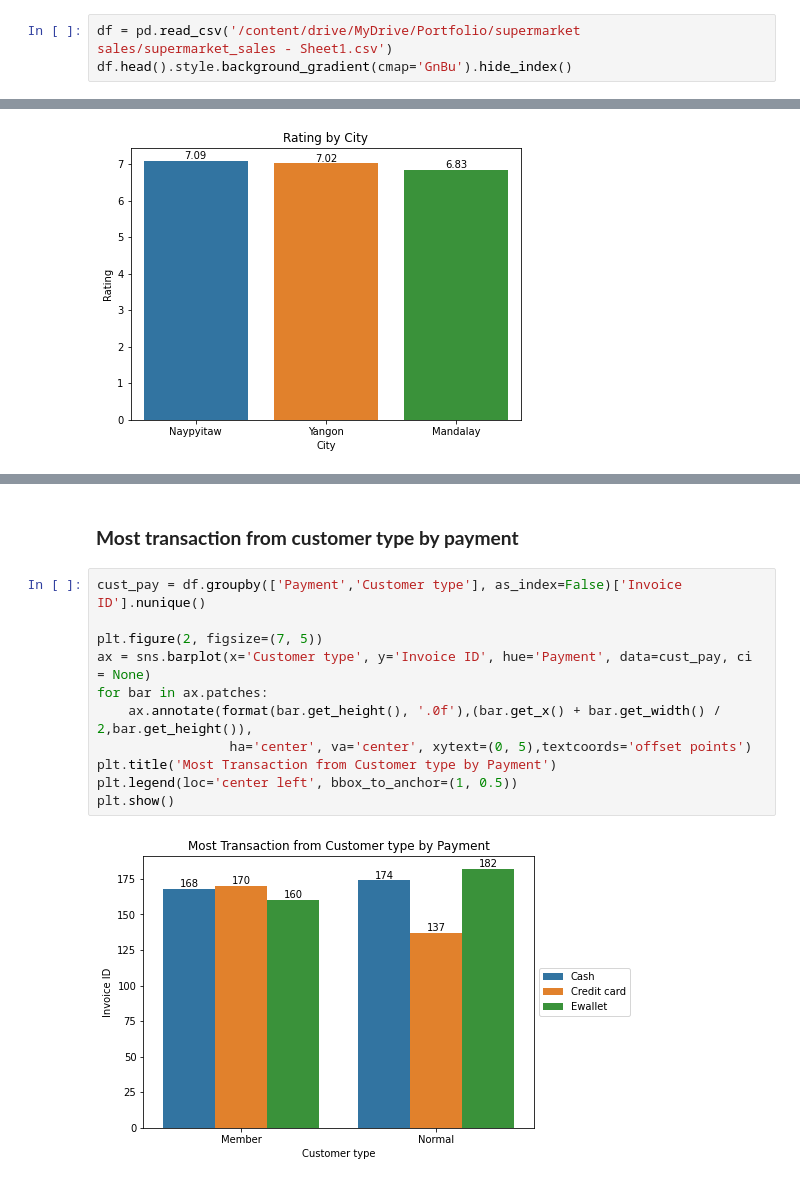
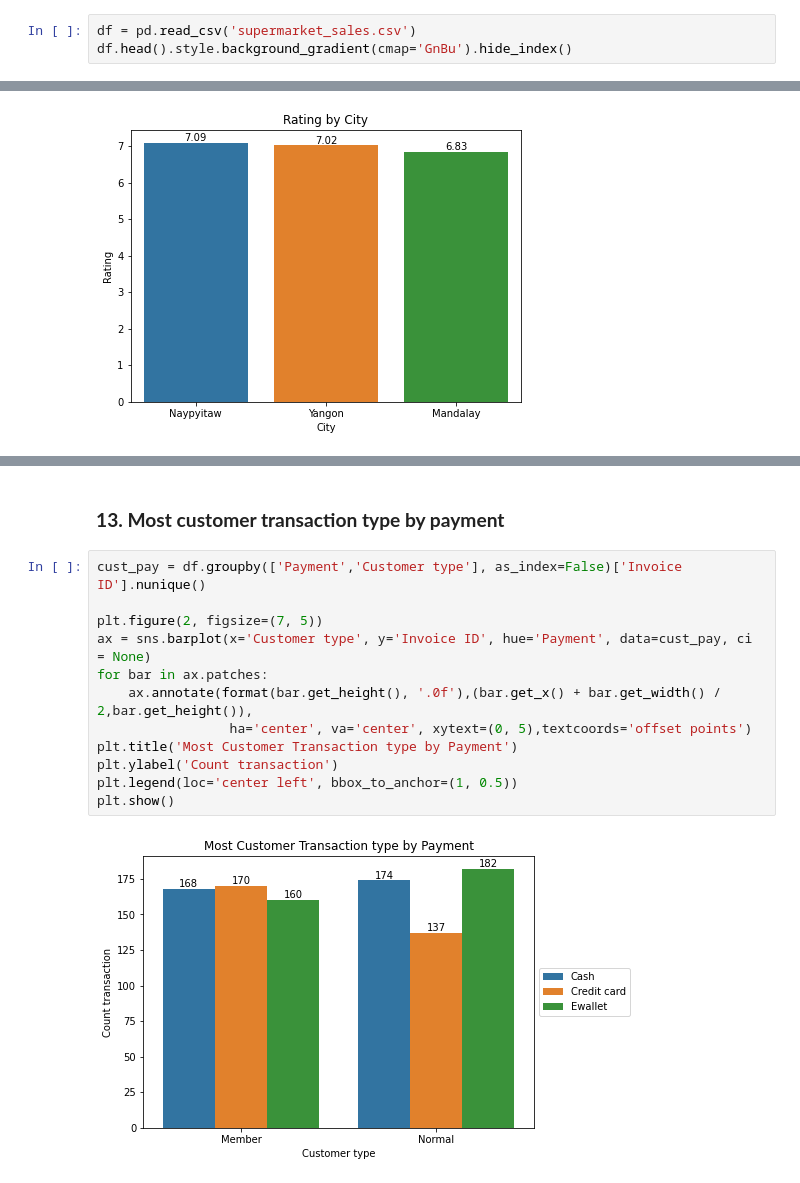
Before and after one commit to aliffiann/supermarket-sales, a Jupyter notebook: suprmarket_sales.ipynb, the cells around one changed output, grey strips where cells are left out. Drawn from its saved outputs; the diff is of its cells as text.

```diff
--- a/suprmarket_sales.ipynb
+++ b/suprmarket_sales.ipynb
@@ -10,7 +10,7 @@ import matplotlib.pyplot as plt
 # %% [markdown]
 ## Load Data
 # %%
-df = pd.read_csv('/content/drive/MyDrive/Portfolio/supermarket sales/supermarket_sales - Sheet1.csv')
+df = pd.read_csv('supermarket_sales.csv')
 df.head().style.background_gradient(cmap='GnBu').hide_index()
 # %% [output]
 | Invoice ID | Branch | City | Customer type | Gender | Product line | Unit price | Quantity | Tax 5% | Total | ... |
@@ -386,15 +392,16 @@ plt.show()
 # %% [markdown]
-### **Most transaction from customer type by payment**
+### **13. Most customer transaction type by payment**
 # %%
 cust_pay = df.groupby(['Payment','Customer type'], as_index=False)['Invoice ID'].nunique()
 
 plt.figure(2, figsize=(7, 5))
 ax = sns.barplot(x='Customer type', y='Invoice ID', hue='Payment', data=cust_pay, ci = None)
 for bar in ax.patches:
     ax.annotate(format(bar.get_height(), '.0f'),(bar.get_x() + bar.get_width() / 2,bar.get_height()),
                  ha='center', va='center', xytext=(0, 5),textcoords='offset points')
-plt.title('Most Transaction from Customer type by Payment')
+plt.title('Most Customer Transaction type by Payment')
+plt.ylabel('Count transaction')
 plt.legend(loc='center left', bbox_to_anchor=(1, 0.5))
 plt.show()
 # %% [output]
-[figure, old version]
+[figure, new version]
```
Also changed, not shown: parts of 27 cells of this notebook.
